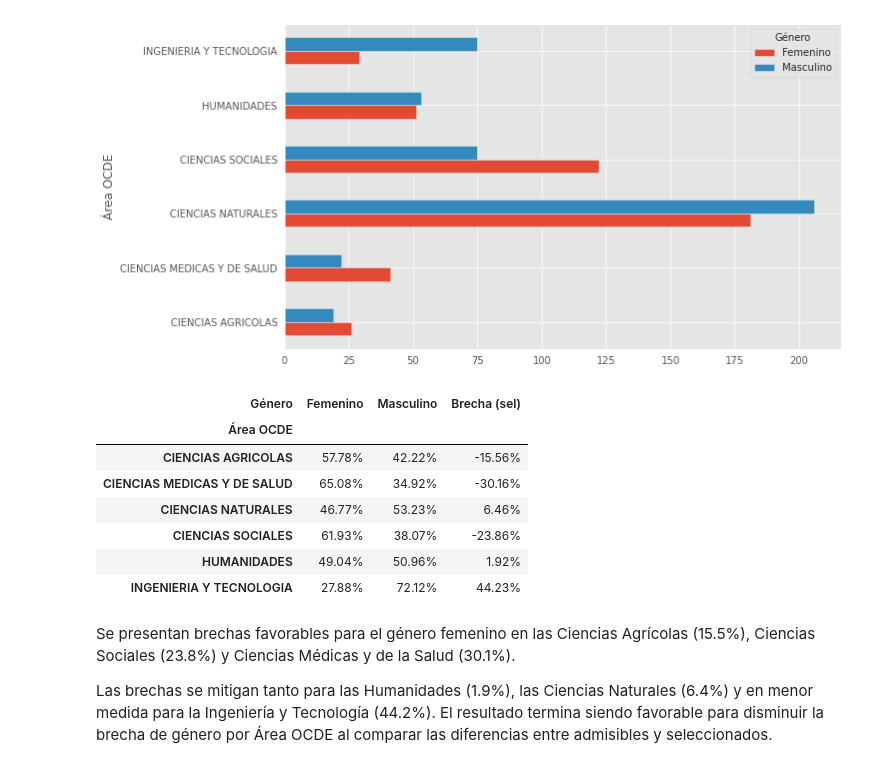
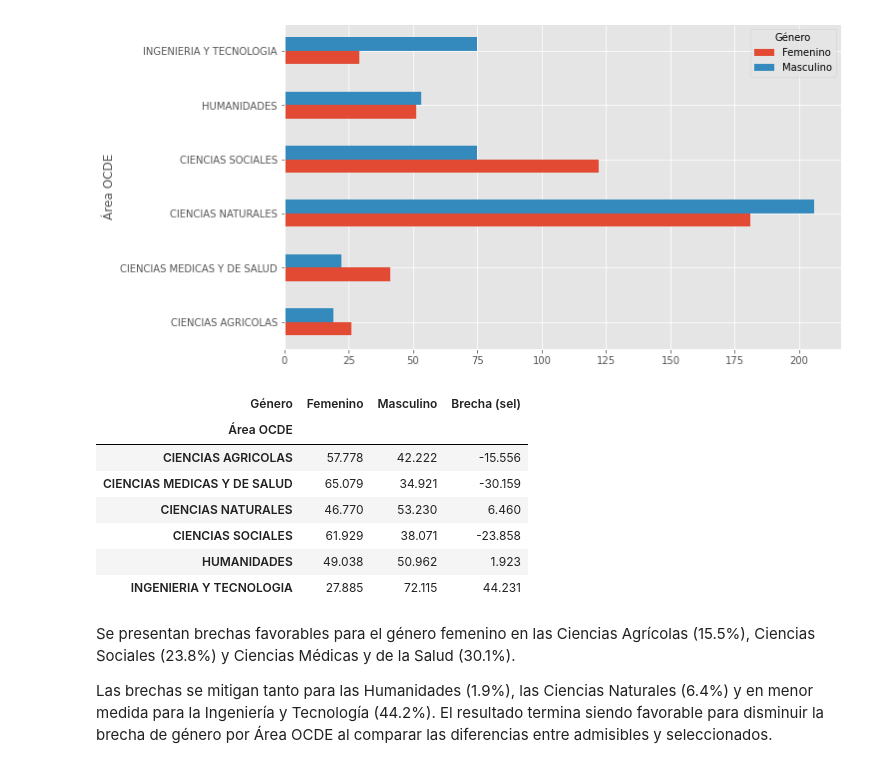
Before and after one commit to alvafox/Concursos-2023-Analisis-de-Adjudicacion-Paritaria-, a Jupyter notebook: Doctorado_Nacional_2023.ipynb, the cells around one changed output. Cells and saved outputs as stored; diff of their text form; code cells hidden in the pictures.

```diff
--- a/Doctorado_Nacional_2023.ipynb
+++ b/Doctorado_Nacional_2023.ipynb
@@ -48,5 +39,5 @@ pd.set_option('max_rows', 100)
 # %%
-df = pd.read_csv("/content/drive/MyDrive/CONCURSO PUNTAJE FINAL (REDONDEO).csv", encoding='latin-1', sep=";", decimal=",", dtype={'ESTADO_FINAL' : 'category'})
+df = pd.read_csv("/content/CONCURSO PUNTAJE FINAL (REDONDEO).csv", encoding='latin-1', sep=";", decimal=",", dtype={'ESTADO_FINAL' : 'category'})
 df
 # %% [output]
 |  | FOLIO | COMITÉ | Nombre | Género | Área OCDE | ESTADO ADMISIBILIDAD | NOTA PREGRADO | TIPO RANKING | ... |
@@ -880,16 +753,16 @@ df2[df2['ESTADO_FINAL'] == 'SELECCIONADA'].groupby(['Área OCDE','Género'])['FO
 # %%
 OCDE_SEL = df2[df2['ESTADO_FINAL'] == 'SELECCIONADA'].groupby(['Área OCDE',])['Género'].value_counts('%').unstack(1)*100
 OCDE_SEL['Brecha (sel)'] = OCDE_SEL['Masculino'] - OCDE_SEL['Femenino']
-OCDE_SEL.style.background_gradient(cmap= 'YlOrRd', subset=['Brecha (sel)']).format("{:.2f}%")
+OCDE_SEL.style.background_gradient(cmap= 'YlOrRd', subset=['Brecha (sel)'])
 # %% [output]
 | Género | Femenino | Masculino | Brecha (sel) |
 | Área OCDE |  |  |  |
-| CIENCIAS AGRICOLAS | 57.78% | 42.22% | -15.56% |
-| CIENCIAS MEDICAS Y DE SALUD | 65.08% | 34.92% | -30.16% |
-| CIENCIAS NATURALES | 46.77% | 53.23% | 6.46% |
-| CIENCIAS SOCIALES | 61.93% | 38.07% | -23.86% |
-| HUMANIDADES | 49.04% | 50.96% | 1.92% |
-| INGENIERIA Y TECNOLOGIA | 27.88% | 72.12% | 44.23% |
+| CIENCIAS AGRICOLAS | 57.778 | 42.222 | -15.556 |
+| CIENCIAS MEDICAS Y DE SALUD | 65.079 | 34.921 | -30.159 |
+| CIENCIAS NATURALES | 46.770 | 53.230 | 6.460 |
+| CIENCIAS SOCIALES | 61.929 | 38.071 | -23.858 |
+| HUMANIDADES | 49.038 | 50.962 | 1.923 |
+| INGENIERIA Y TECNOLOGIA | 27.885 | 72.115 | 44.231 |
 # %% [markdown]
 Se presentan brechas favorables para el género femenino en las Ciencias Agrícolas (15.5%), Ciencias Sociales (23.8%) y Ciencias Médicas y de la Salud (30.1%).
 
```
Also changed, not shown: parts of 22 cells of this notebook.
